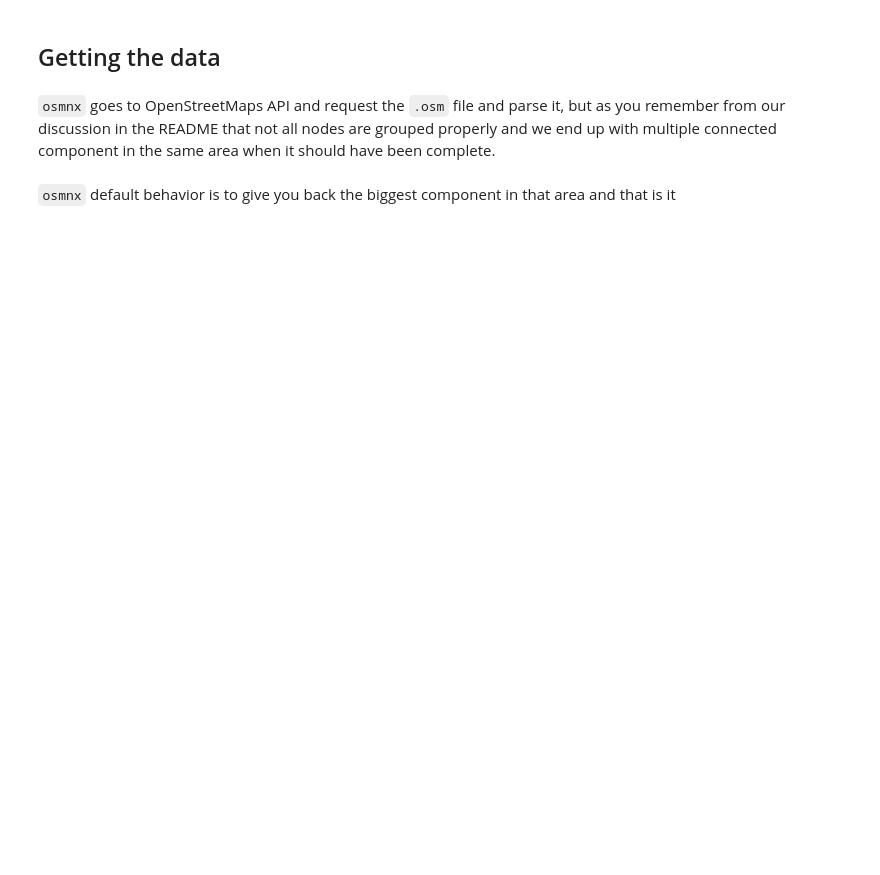
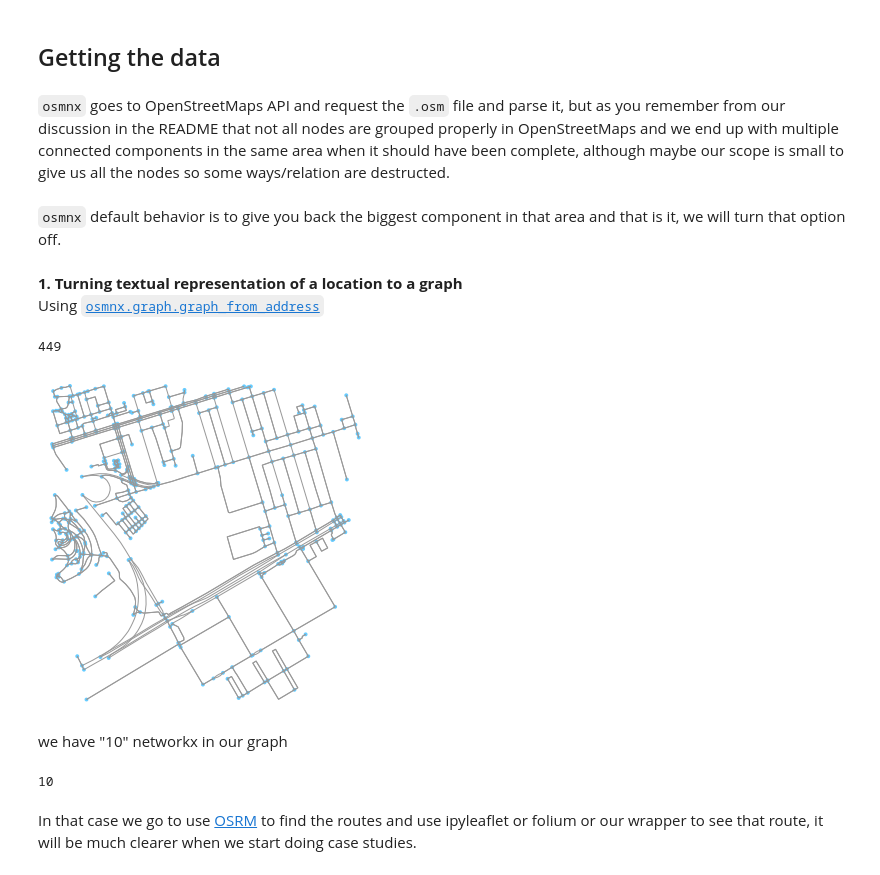
Before and after one commit to SmartMobilityAlgorithms/GettingStarted, a Jupyter notebook: OGS.ipynb, the cells around one changed output. Saved outputs shown, nothing was run; the diff lists cells and outputs as text; code cells hidden in the pictures; blank space fills up the shorter version.

```diff
--- a/OGS.ipynb
+++ b/OGS.ipynb
@@ -21,6 +22,30 @@ import networkx as nx
 # %% [markdown]
 ## Getting the data
 # %% [markdown]
-`osmnx` goes to OpenStreetMaps API and request the `.osm` file and parse it, but as you remember from our discussion in the README that not all nodes are grouped properly and we end up with multiple connected component in the same area when it should have been complete.
+`osmnx` goes to OpenStreetMaps API and request the `.osm` file and parse it, but as you remember from our discussion in the README that not all nodes are grouped properly in OpenStreetMaps and we end up with multiple connected components in the same area when it should have been complete, although maybe our scope is small to give us all the nodes so some ways/relation are destructed.
 # %% [markdown]
-`osmnx` default behavior is to give you back the biggest component in that area and that is it
+`osmnx` default behavior is to give you back the biggest component in that area and that is it, we will turn that option off.
+# %% [markdown]
+**1. Turning textual representation of a location to a graph**
+Using [`osmnx.graph.graph_from_address`](https://osmnx.readthedocs.io/en/stable/osmnx.html#osmnx.graph.graph_from_address)
+# %%
+# see how we give informal address to the API
+# if you can enter the address in OpenStreetMaps and find it
+# osmnx will find it -- they both use Nominatim for geodecoding
+G = ox.graph_from_address(address = "east harbour toronto", dist = 700, retain_all = True)
+# %%
+len(G)
+# %% [output]
+449
+# %%
+fig, ax = ox.plot_graph(G)
+# %% [output]
+[figure, added]
+# %% [markdown]
+we have "10" networkx in our graph
+# %%
+nx.number_strongly_connected_components(G)
+# %% [output]
+10
+# %% [markdown]
+In that case we go to use [OSRM](http://project-osrm.org/) to find the routes and use ipyleaflet or folium or our wrapper to see that route, it will be much clearer when we start doing case studies.
```
Also changed, not shown: parts of 33 cells of this notebook, 2 other files.
